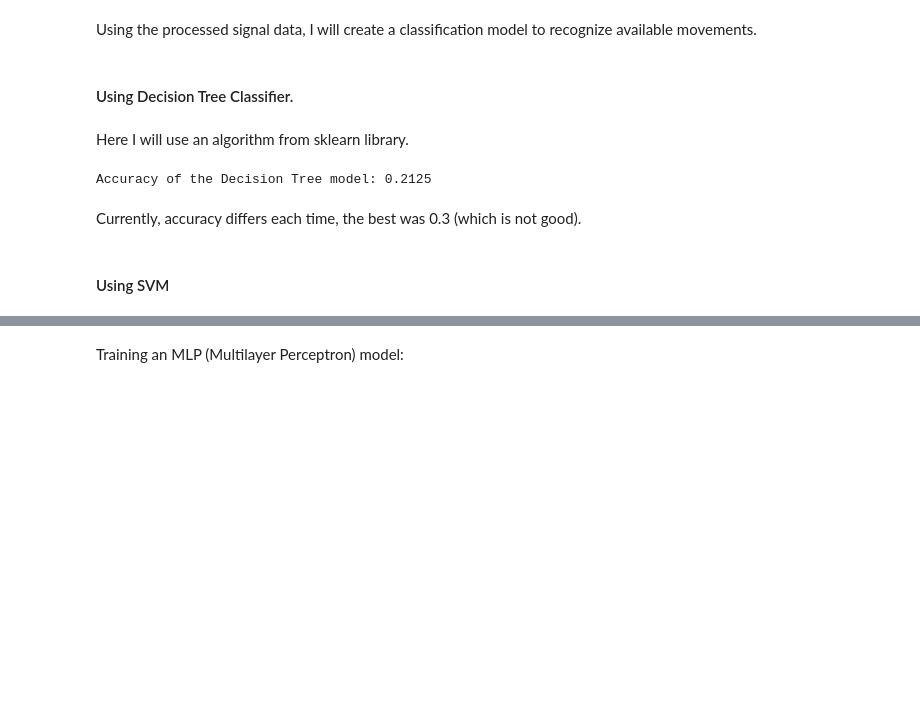
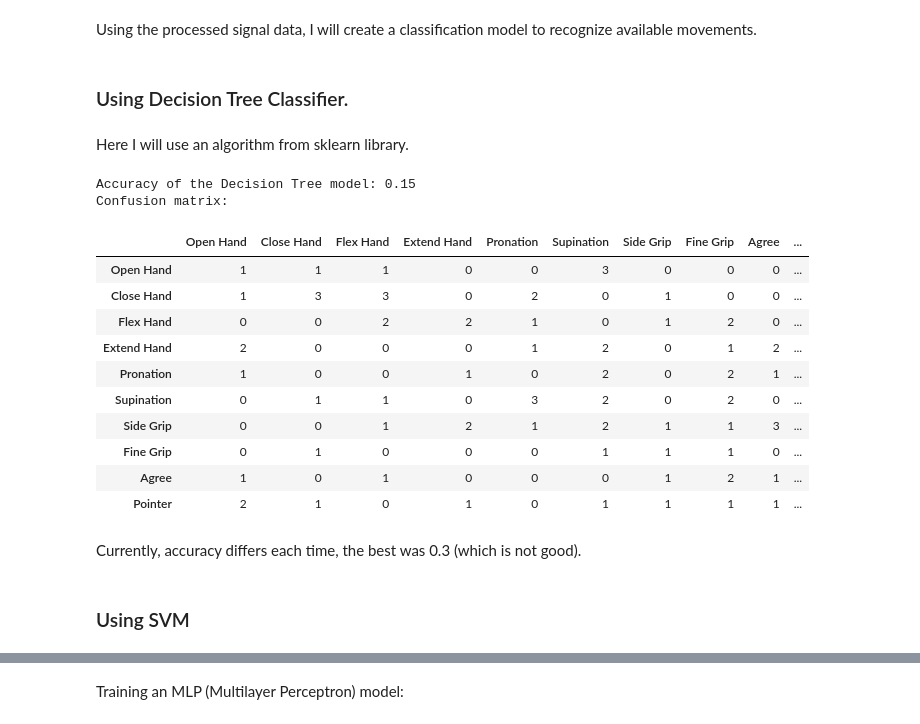
Before and after one commit to dariaomelkina/bionics_project, a Jupyter notebook: src/EMG_processing.ipynb, the cells around one changed output, grey strips where cells are left out. Saved outputs shown, nothing was run; the diff lists cells and outputs as text; code cells hidden in the pictures; blank space fills up the shorter version.

Commit message:
Added new metrics and ither additional stuff.

```diff
--- a/src/EMG_processing.ipynb
+++ b/src/EMG_processing.ipynb
@@ -339,0 +261,4 @@ y = np.concatenate(y)
+# %%
+for signal_index in range(len(X)):
+    # Applying signal processing pipeline to EMG signals
+    X[signal_index] = processing_pipeline(X[signal_index], time, sF, visualize=False)
@@ -339,0 +356,11 @@ y = np.concatenate(y)
+# %%
+def metrics(y_test, y_predicted, name):
+    print(f"Accuracy of the {name} model:", sklearn.metrics.accuracy_score(y_test, y_predicted))
+    print("Confusion matrix:")
+    return confusion_matrix(y_test, y_predicted)
+
+def confusion_matrix(y_actual, y_predicted):
+    confusion_matrix = pd.crosstab(pd.Series(y_actual, name='Actual'), pd.Series(y_predicted, name='Predicted'))
+    confusion_matrix = confusion_matrix.set_axis(mov_labels, axis=1)
+    confusion_matrix = confusion_matrix.set_axis(mov_labels, axis=0)
+    return confusion_matrix
@@ -366,6 +397,6 @@ Size of Testing dataset: 80
 # %% [markdown]
 Using the processed signal data, I will create a classification model to recognize available movements.
 # %% [markdown]
-#### Using Decision Tree Classifier.
+### Using Decision Tree Classifier.
 # %% [markdown]
 Here I will use an algorithm from sklearn library.
@@ -374,11 +403,23 @@ from sklearn.tree import DecisionTreeClassifier
 # %%
-dtree_model = DecisionTreeClassifier(max_depth = 30).fit(X_train, y_train)
+dtree_model = DecisionTreeClassifier(max_depth = 20).fit(X_train, y_train)
 dtree_predictions = dtree_model.predict(X_test)
 # %%
-print("Accuracy of the Decision Tree model:", sklearn.metrics.accuracy_score(y_test, dtree_predictions))
+metrics(y_test, dtree_predictions, "Decision Tree")
 # %% [output]
-Accuracy of the Decision Tree model: 0.2125
+Accuracy of the Decision Tree model: 0.15
+Confusion matrix:
+|  | Open Hand | Close Hand | Flex Hand | Extend Hand | Pronation | Supination | Side Grip | Fine Grip | Agree | ... |
+| Open Hand | 1 | 1 | 1 | 0 | 0 | 3 | 0 | 0 | 0 | ... |
+| Close Hand | 1 | 3 | 3 | 0 | 2 | 0 | 1 | 0 | 0 | ... |
+| Flex Hand | 0 | 0 | 2 | 2 | 1 | 0 | 1 | 2 | 0 | ... |
+| Extend Hand | 2 | 0 | 0 | 0 | 1 | 2 | 0 | 1 | 2 | ... |
+| Pronation | 1 | 0 | 0 | 1 | 0 | 2 | 0 | 2 | 1 | ... |
+| Supination | 0 | 1 | 1 | 0 | 3 | 2 | 0 | 2 | 0 | ... |
+| Side Grip | 0 | 0 | 1 | 2 | 1 | 2 | 1 | 1 | 3 | ... |
+| Fine Grip | 0 | 1 | 0 | 0 | 0 | 1 | 1 | 1 | 0 | ... |
+| Agree | 1 | 0 | 1 | 0 | 0 | 0 | 1 | 2 | 1 | ... |
+| Pointer | 2 | 1 | 0 | 1 | 0 | 1 | 1 | 1 | 1 | ... |
 # %% [markdown]
 Currently, accuracy differs each time, the best was 0.3 (which is not good).
 # %% [markdown]
-#### Using SVM
+### Using SVM
```
Also changed, not shown: parts of 93 cells of this notebook, 1 other file.
